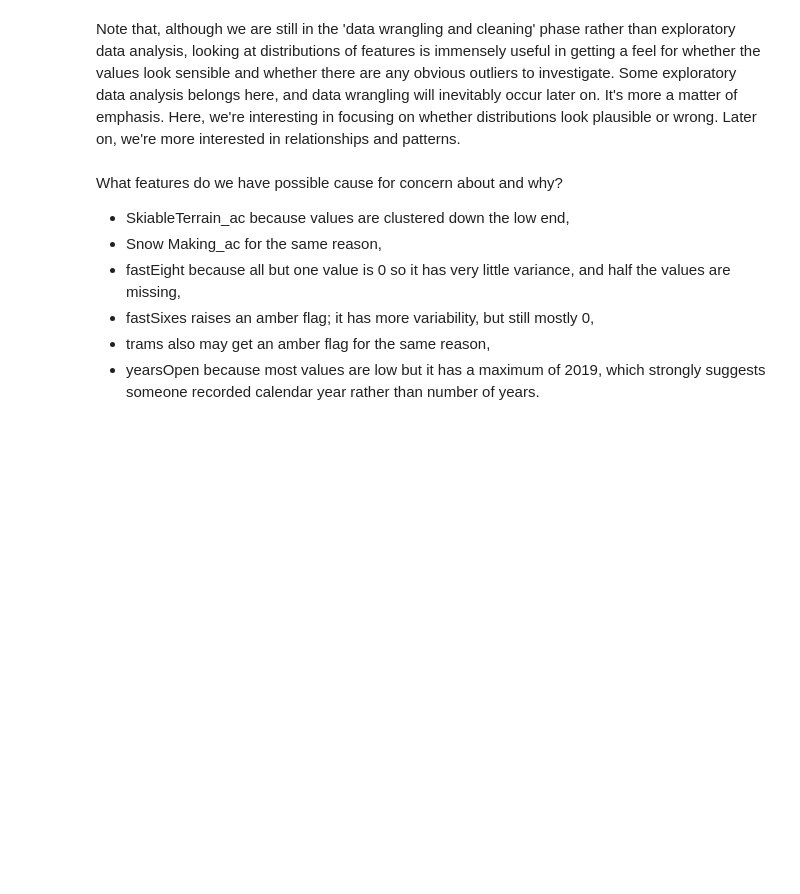
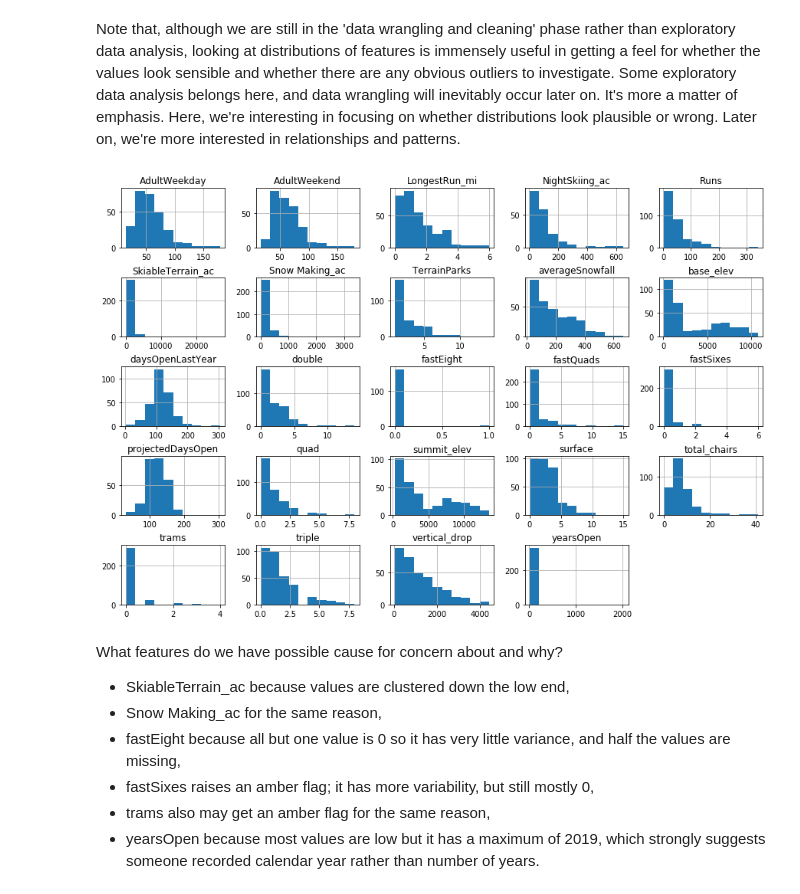
Before and after one commit to chase-weber/DataScienceGuidedCapstone, a Jupyter notebook: Notebooks/02_data_wrangling.ipynb, the cells around one changed output. Saved outputs shown, nothing was run; the diff lists cells and outputs as text; code cells hidden in the pictures; blank space fills up the shorter version.

```diff
--- a/Notebooks/02_data_wrangling.ipynb
+++ b/Notebooks/02_data_wrangling.ipynb
@@ -504,12 +504,14 @@ Note that, although we are still in the 'data wrangling and cleaning' phase rath
 # %%
 #Code task 18#
 #Call ski_data's `hist` method to plot histograms of each of the numeric features
 #Try passing it an argument figsize=(15,10)
 #Try calling plt.subplots_adjust() with an argument hspace=0.5 to adjust the spacing
 #It's important you create legible and easy-to-read plots
-ski_data.___(___)
-#plt.subplots_adjust(hspace=___);
+ski_data.hist(figsize = (15,10))
+plt.subplots_adjust(hspace=.5);
 #Hint: notice how the terminating ';' "swallows" some messy output and leads to a tidier notebook
+# %% [output]
+[figure, added]
 # %% [markdown]
 What features do we have possible cause for concern about and why?
 
```
Also changed, not shown: parts of 7 cells of this notebook.
